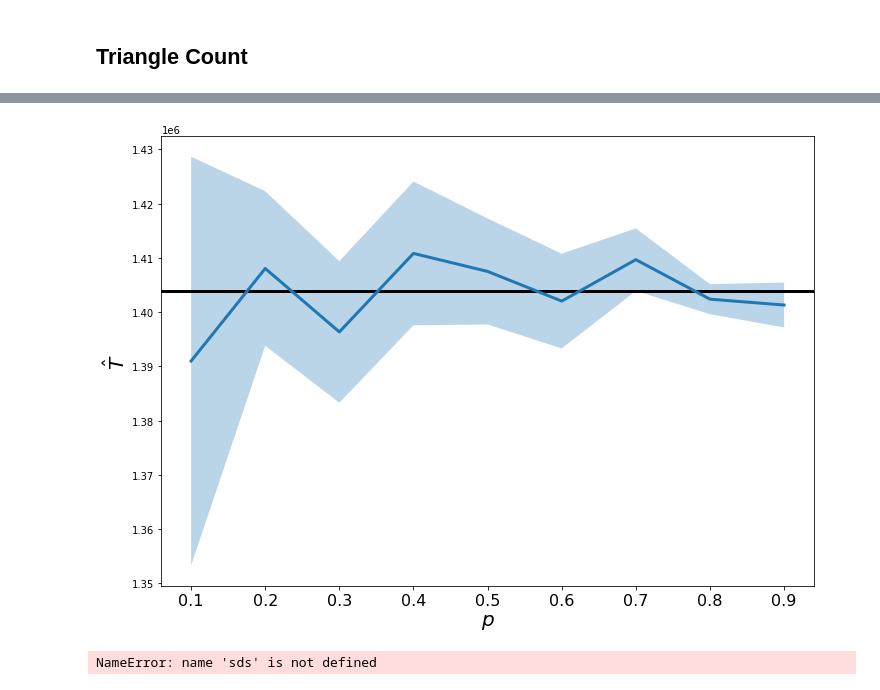
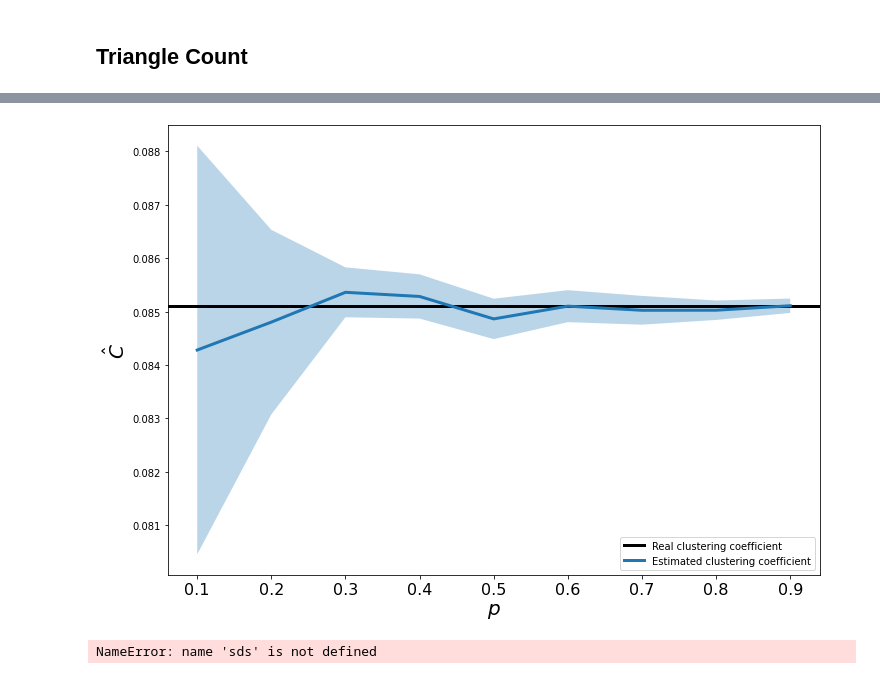
Before and after one commit to narnolddd/sample-nets, a Jupyter notebook: DegreeDistribution.ipynb, the cells around one changed output, grey strips where cells are left out. Saved outputs shown, nothing was run; the diff lists cells and outputs as text; code cells hidden in the pictures.

Commit message:
Clustering coefficient code working

```diff
--- a/DegreeDistribution.ipynb
+++ b/DegreeDistribution.ipynb
@@ -152,8 +164,7 @@ def MME_triangle_count(tri_array, p):
 # %%
-def tot_tri_estimate(G,p):
-    H = edge_sample(G,p)
+def tot_tri_estimate(H,p):
     tri_array = edge_triangle_count(H)/p**3
-    return sum(tri_array)/3.0
+    return sum(tri_array)
 # %%
 fig, ax = setup_axes('$k$','$P(T_l\\geq t)$','log','log')
 G = nx.barabasi_albert_graph(10000,3)
@@ -237,36 +249,46 @@ plt.show()
 # %%
-fname="/Users/naomiarnold/CODE/NaomiFETA/FETA3.1/experiments/stackex/sx_reordered.txt"
+fname="/Users/narnolddd/CODE/FETA/FETA3/data/facebook.dat"
 net = pd.read_csv(fname,sep=" ",names=["source","target","t"])
 net = net.drop(["t"], axis=1)
 G = nx.from_pandas_edgelist(net)
 
-tc = edge_triangle_count(G)
-tri, cdf = ecdf(tc)
-ccdf = 1 - cdf/cdf[-1]
+# tc = edge_triangle_count(G)
+# tri, cdf = ecdf(tc)
+# ccdf = 1 - cdf/cdf[-1]
 
 experiments = 10
 guesses = np.zeros((experiments, len(prange)))
+cc_guesses=np.zeros((experiments, len(prange)))
 for ex in range(experiments):
-    guesses[ex,:] = np.array(list(map(lambda x: tot_tri_estimate(G,x),prange)))
+    H = [edge_sample(G,p) for p in prange]
+    tc_estimate = np.array(list(map(lambda x: tot_tri_estimate(H[x],prange[x]),range(9))))
+    guesses[ex,:] = tc_estimate
+    wc_estimate = np.array(list(map(lambda x: MME_wedge(H[x],prange[x]),range(9))))
+    cc_guesses[ex,:] = tc_estimate*3.0/wc_estimate
+# %%
+cc_guesses/=3.0
 # %%
-fig, ax = setup_axes('$p$','$\\hat{T}$','linear','linear')
+fig, ax = setup_axes('$p$','$\\hat{C}$','linear','linear')
 
 tc = edge_triangle_count(G)
-ax.axhline(sum(tc)/3.0, color="black", linewidth=3,label="Real triangle count")
+wc = wedge_count(G)
+ax.axhline(sum(tc)/wc, color="black", linewidth=3,label="Real clustering coefficient")
 
-means = np.mean(guesses,axis=0)
-stds = np.std(guesses,axis=0)
+means = np.mean(cc_guesses,axis=0)
+stds = np.std(cc_guesses,axis=0)
 
-df = pd.DataFrame(guesses)
-df.to_csv("sx_triangle_counts.csv")
-means = np.mean(guesses,axis=0)
-stds = np.std(guesses,axis=0)
+df = pd.DataFrame(cc_guesses)
+df.to_csv("fb_cluster.csv")
+means = np.mean(cc_guesses,axis=0)
+stds = np.std(cc_guesses,axis=0)
 
-ax.plot(prange,means,label="Estimated triangle count",linewidth=3)
+ax.plot(prange,means,label="Estimated clustering coefficient",linewidth=3)
 ax.fill_between(prange,means-0.5*stds,means+0.5*stds,alpha=0.3)
-plt.savefig("sx_tot_tri.pdf")
+plt.legend(loc = "lower right")
+plt.savefig("fb_clustering.pdf")
+plt.show()
 # %% [output]
-[figure, old version]
+[figure, new version]
 # %%
 def total_triangle_experiment(G, experiments, fname):
     tc = edge_triangle_count(G)
```
Also changed, not shown: parts of 7 cells of this notebook, 2 other files.
